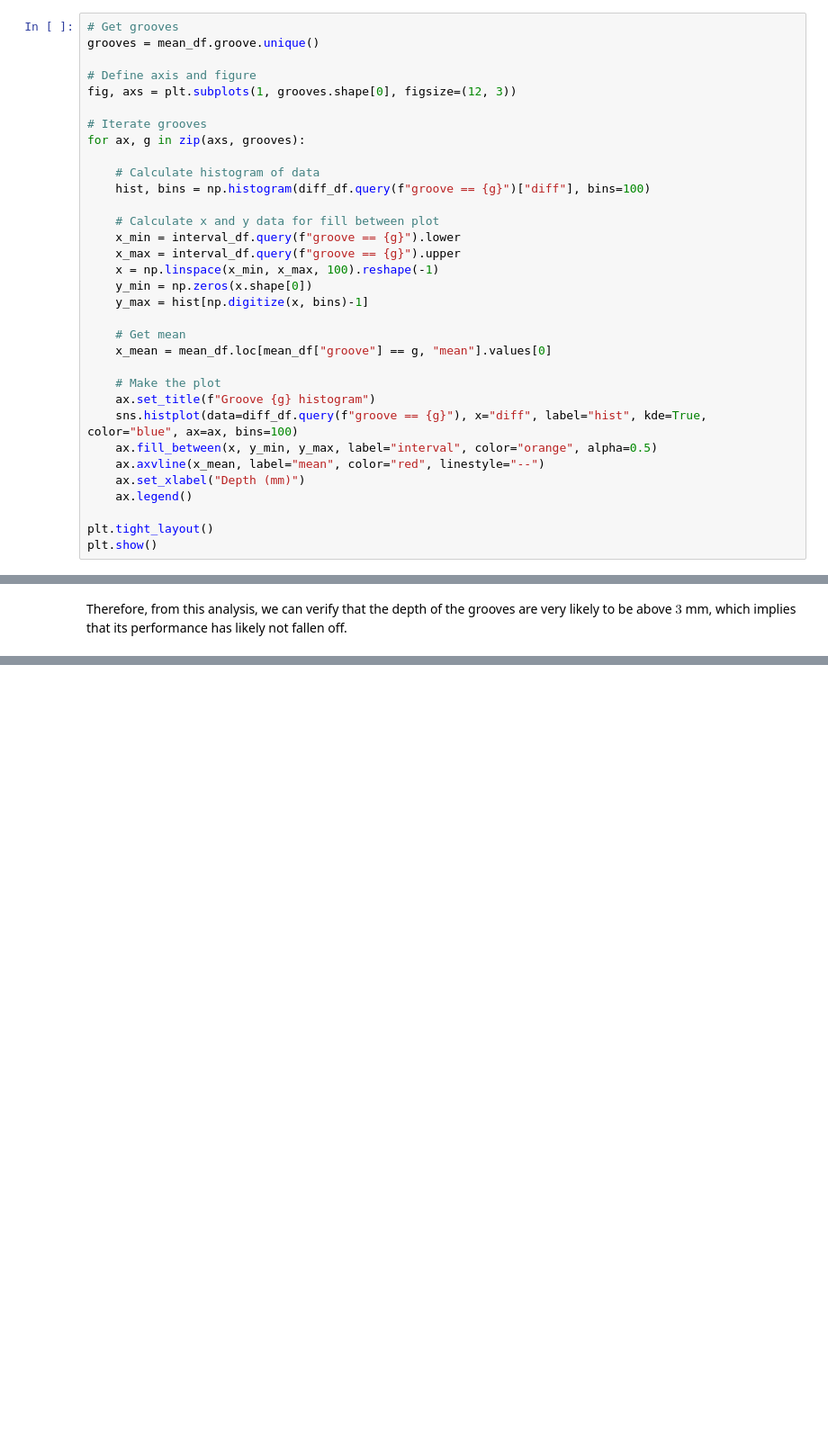
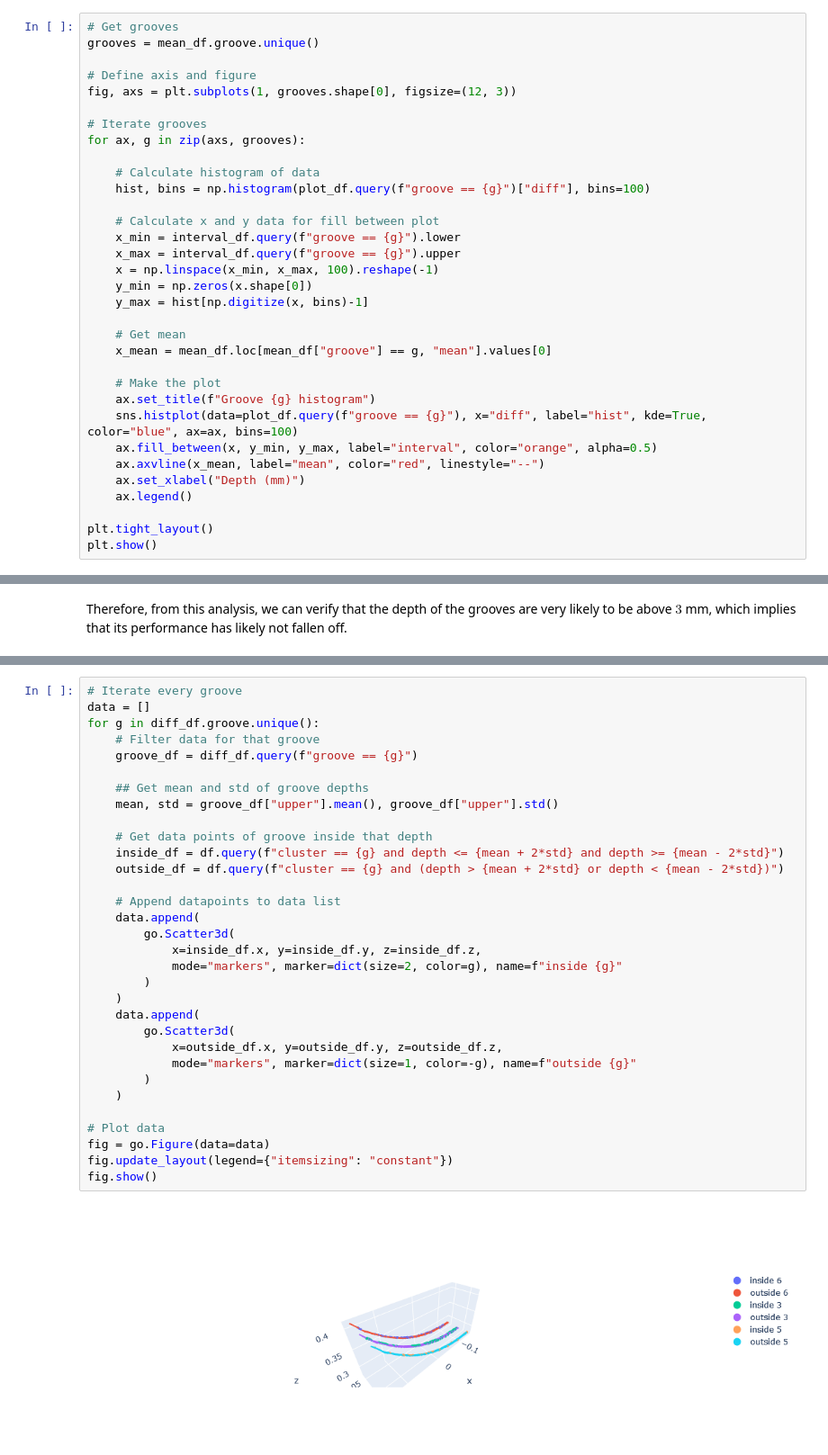
Before and after one commit to Fehzan0704/3D-versiom, a Jupyter notebook: 4-groove-depth.ipynb, the cells around one changed output, grey strips where cells are left out. Shown at 90% size. Cells and saved outputs as stored; diff of their text form; blank space fills up the shorter version.

```diff
--- a/4-groove-depth.ipynb
+++ b/4-groove-depth.ipynb
@@ -195,7 +188,7 @@ fig, axs = plt.subplots(1, grooves.shape[0], figsize=(12, 3))
 for ax, g in zip(axs, grooves):
 
     # Calculate histogram of data
-    hist, bins = np.histogram(diff_df.query(f"groove == {g}")["diff"], bins=100)
+    hist, bins = np.histogram(plot_df.query(f"groove == {g}")["diff"], bins=100)
 
     # Calculate x and y data for fill between plot
     x_min = interval_df.query(f"groove == {g}").lower
@@ -209,7 +202,7 @@ for ax, g in zip(axs, grooves):
 
     # Make the plot
     ax.set_title(f"Groove {g} histogram")
-    sns.histplot(data=diff_df.query(f"groove == {g}"), x="diff", label="hist", kde=True, color="blue", ax=ax, bins=100)
+    sns.histplot(data=plot_df.query(f"groove == {g}"), x="diff", label="hist", kde=True, color="blue", ax=ax, bins=100)
     ax.fill_between(x, y_min, y_max, label="interval", color="orange", alpha=0.5)
     ax.axvline(x_mean, label="mean", color="red", linestyle="--")
     ax.set_xlabel("Depth (mm)")
@@ -223,0 +219,34 @@ Therefore, from this analysis, we can verify that the depth of the grooves are v
+# %%
+# Iterate every groove
+data = []
+for g in diff_df.groove.unique():
+    # Filter data for that groove
+    groove_df = diff_df.query(f"groove == {g}")
+
+    ## Get mean and std of groove depths
+    mean, std = groove_df["upper"].mean(), groove_df["upper"].std()
+
+    # Get data points of groove inside that depth
+    inside_df = df.query(f"cluster == {g} and depth <= {mean + 2*std} and depth >= {mean - 2*std}")
+    outside_df = df.query(f"cluster == {g} and (depth > {mean + 2*std} or depth < {mean - 2*std})")
+
+    # Append datapoints to data list
+    data.append(
+        go.Scatter3d(
+            x=inside_df.x, y=inside_df.y, z=inside_df.z,
+            mode="markers", marker=dict(size=2, color=g), name=f"inside {g}"
+        )
+    )
+    data.append(
+        go.Scatter3d(
+            x=outside_df.x, y=outside_df.y, z=outside_df.z,
+            mode="markers", marker=dict(size=1, color=-g), name=f"outside {g}"
+        )
+    )
+
+# Plot data
+fig = go.Figure(data=data)
+fig.update_layout(legend={"itemsizing": "constant"})
+fig.show()
+# %% [output]
+[figure, added]
```
Also changed, not shown: parts of 12 cells of this notebook, 2 other files.
